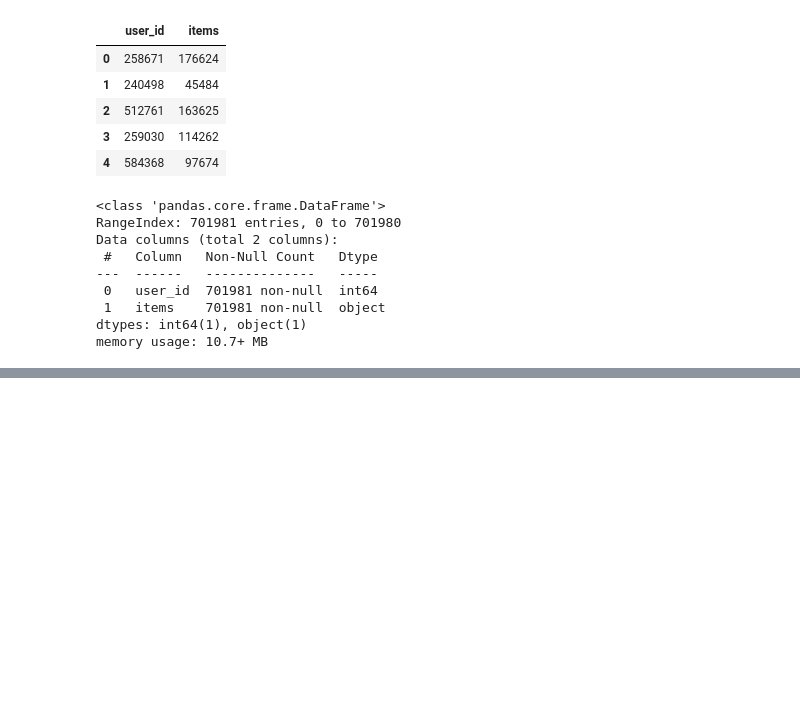
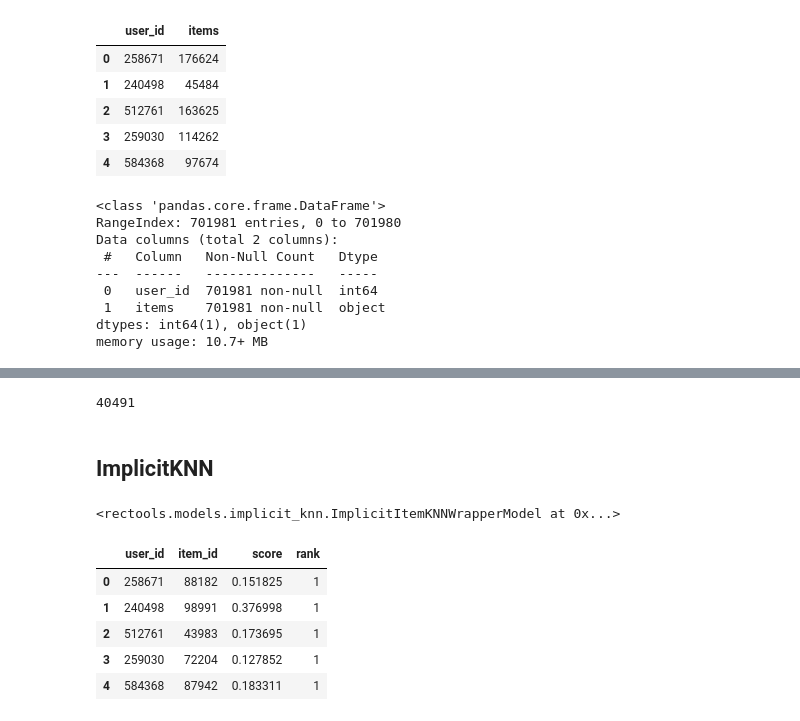
Before and after one commit to xanderkov/HSE-RecSys, a Jupyter notebook: hw-05/HSE RecSys HW5.ipynb, the cells around one changed output, grey strips where cells are left out. Saved outputs shown, nothing was run; the diff lists cells and outputs as text; code cells hidden in the pictures; blank space fills up the shorter version.

```diff
--- a/hw-05/HSE RecSys HW5.ipynb
+++ b/hw-05/HSE RecSys HW5.ipynb
@@ -235,0 +208,10 @@ torch.cuda.current_device()
+# %%
+model_rec_v2 = SASRecModel(
+    session_max_len=20,
+    loss="softmax",
+    n_factors=64,
+    batch_size=128,
+    deterministic=True,
+    epochs=3,
+    verbose=1,
+)
@@ -236,5 +222,5 @@ torch.cuda.current_device()
 # %%
-model.fit(dataset)
+model_rec_v2.fit(dataset)
 # %% [output]
   return self.__pydantic_serializer__.to_python(
 /home/xande/anaconda3/envs/hse-11/lib/python3.11/site-packages/pytorch_lightning/trainer/configuration_validator.py:70: You defined a `validation_step` but have no `val_dataloader`. Skipping val loop.
@@ -285,0 +348,30 @@ print("SasRec file saved!")
+# %%
+recommendations[258671]
+# %% [output]
+40491
+# %% [markdown]
+## ImplicitKNN
+# %%
+from rectools.models import ImplicitItemKNNWrapperModel
+from implicit.nearest_neighbours import TFIDFRecommender
+
+model = ImplicitItemKNNWrapperModel(TFIDFRecommender(K=10))
+model.fit(dataset)
+# %% [output]
+<rectools.models.implicit_knn.ImplicitItemKNNWrapperModel at 0x...>
+# %%
+recos = model.recommend(
+    users=df_train["user_id"].unique(),
+    dataset=dataset,
+    k=1,
+    filter_viewed=True,
+)
+# %%
+recos.head()
+# %% [output]
+|  | user_id | item_id | score | rank |
+| 0 | 258671 | 88182 | 0.151825 | 1 |
+| 1 | 240498 | 98991 | 0.376998 | 1 |
+| 2 | 512761 | 43983 | 0.173695 | 1 |
+| 3 | 259030 | 72204 | 0.127852 | 1 |
+| 4 | 584368 | 87942 | 0.183311 | 1 |
```
Also changed, not shown: parts of 29 cells of this notebook.
